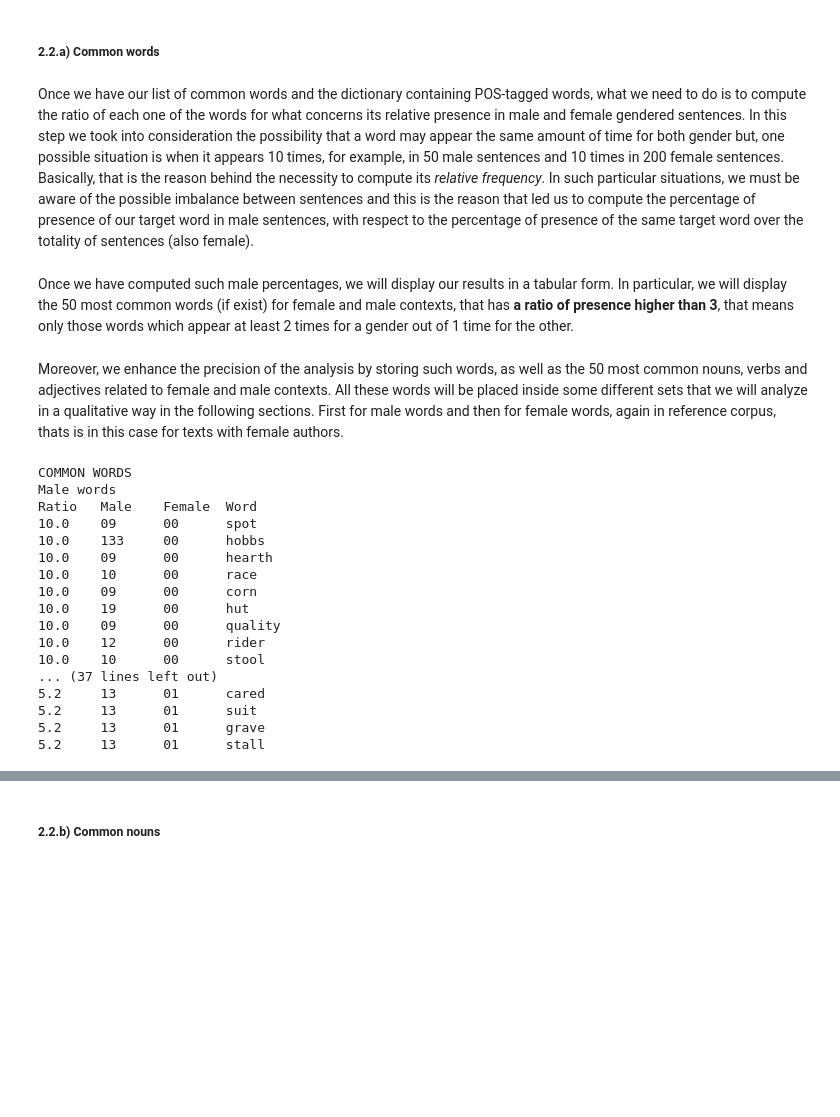
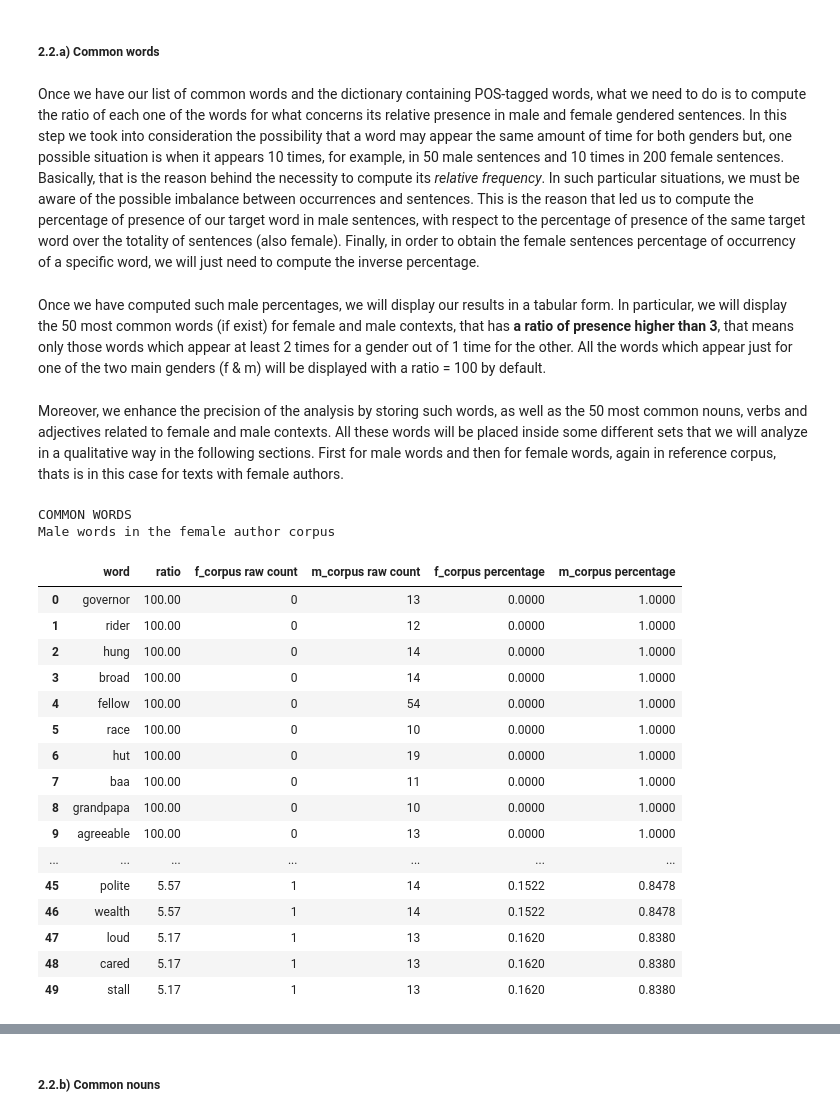
Before and after one commit to gobbykid/corpora_analytics, a Jupyter notebook: analytics.ipynb, the cells around one changed output, grey strips where cells are left out. Saved outputs shown, nothing was run; the diff lists cells and outputs as text; code cells hidden in the pictures; blank space fills up the shorter version.

Commit message:
Some basic adjustments
Modified the function for displaying the most frequent words by returning a DF. Added some plots.

```diff
--- a/analytics.ipynb
+++ b/analytics.ipynb
@@ -368,9 +380,11 @@ for url in f_authors_texts:
 # %% [markdown]
 ##### 2.2.a) Common words
 # %% [markdown]
-Once we have our list of common words and the dictionary containing POS-tagged words, what we need to do is to compute the ratio of each one of the words for what concerns its relative presence in male and female gendered sentences.</br>
-In this step we took into consideration the possibility that a word may appear the same amount of time for both gender but, one possible situation is when it appears 10 times, for example, in 50 male sentences and 10 times in 200 female sentences. Basically, that is the reason behind the necessity to compute its <i>relative frequency</i>.</br>
-In such particular situations, we must be aware of the possible imbalance between sentences and this is the reason that led us to compute the percentage of presence of our target word in male sentences, with respect to the percentage of presence of the same target word over the totality of sentences (also female).
+Once we have our list of common words and the dictionary containing POS-tagged words, what we need to do is to compute the ratio of each one of the words for what concerns its relative presence in male and female gendered sentences.</br></br>
+In this step we took into consideration the possibility that a word may appear the same amount of time for both genders but, one possible situation is when it appears 10 times, for example, in 50 male sentences and 10 times in 200 female sentences. Basically, that is the reason behind the necessity to compute its <i>relative frequency</i>.</br></br>
+In such particular situations, we must be aware of the possible imbalance between occurrences and sentences. </br>
+This is the reason that led us to compute the percentage of presence of our target word in male sentences, with respect to the percentage of presence of the same target word over the totality of sentences (also female).</br></br>
+Finally, in order to obtain the female sentences percentage of occurrency of a specific word, we will just need to compute the inverse percentage.
 # %%
 f_male_percent = { word :
      (f_word_freq['male'].get(word,0)/f_word_counter['male'])/
@@ -380,33 +394,34 @@ f_male_percent = { word :
 # %% [markdown]
 Once we have computed such male percentages, we will display our results in a tabular form.</br>
 In particular, we will display the 50 most common words (if exist) for female and male contexts, that has <b>a ratio of presence higher than 3</b>, that means only those words which appear at least 2 times for a gender out of 1 time for the other.</br>
+All the words which appear just for one of the two main genders (f & m) will be displayed with a ratio = 100 by default.
 # %% [markdown]
 Moreover, we enhance the precision of the analysis by storing such words, as well as the 50 most common nouns, verbs and adjectives related to female and male contexts.</br></br>
-All these words will be placed inside some different sets that we will analyze in a qualitative way in the following sections.</br>
+All these words will be placed inside some different sets that we will analyze in a qualitative way in the following sections.</br> </br>
 First for male words and then for female words, again in reference corpus, thats is in this case for texts with female authors.
 # %%
-header ='Ratio\tMale\tFemale\tWord'
 print('COMMON WORDS')
-print('Male words')
-print(header)
-common_words_list(f_word_freq, f_male_percent, f_male_general, True)
+print('Male words in the female author corpus')
+common_words_df(f_word_freq, f_male_percent, f_male_general, True)
 # %% [output]
 COMMON WORDS
-Male words
-Ratio   Male    Female  Word
-10.0    09      00      spot
-10.0    133     00      hobbs
-10.0    09      00      hearth
-10.0    10      00      race
-10.0    09      00      corn
-10.0    19      00      hut
-10.0    09      00      quality
-10.0    12      00      rider
-10.0    10      00      stool
-... (37 lines left out)
-5.2     13      01      cared
-5.2     13      01      suit
-5.2     13      01      grave
-5.2     13      01      stall
+Male words in the female author corpus
+|  | word | ratio | f_corpus raw count | m_corpus raw count | f_corpus percentage | m_corpus percentage |
+| 0 | governor | 100.00 | 0 | 13 | 0.0000 | 1.0000 |
+| 1 | rider | 100.00 | 0 | 12 | 0.0000 | 1.0000 |
+| 2 | hung | 100.00 | 0 | 14 | 0.0000 | 1.0000 |
+| 3 | broad | 100.00 | 0 | 14 | 0.0000 | 1.0000 |
+| 4 | fellow | 100.00 | 0 | 54 | 0.0000 | 1.0000 |
+| 5 | race | 100.00 | 0 | 10 | 0.0000 | 1.0000 |
+| 6 | hut | 100.00 | 0 | 19 | 0.0000 | 1.0000 |
+| 7 | baa | 100.00 | 0 | 11 | 0.0000 | 1.0000 |
+| 8 | grandpapa | 100.00 | 0 | 10 | 0.0000 | 1.0000 |
+| 9 | agreeable | 100.00 | 0 | 13 | 0.0000 | 1.0000 |
+| ... | ... | ... | ... | ... | ... | ... |
+| 45 | polite | 5.57 | 1 | 14 | 0.1522 | 0.8478 |
+| 46 | wealth | 5.57 | 1 | 14 | 0.1522 | 0.8478 |
+| 47 | loud | 5.17 | 1 | 13 | 0.1620 | 0.8380 |
+| 48 | cared | 5.17 | 1 | 13 | 0.1620 | 0.8380 |
+| 49 | stall | 5.17 | 1 | 13 | 0.1620 | 0.8380 |
 # %%
 print('COMMON WORDS')
```
Also changed, not shown: parts of 23 cells of this notebook, 35 other files.
